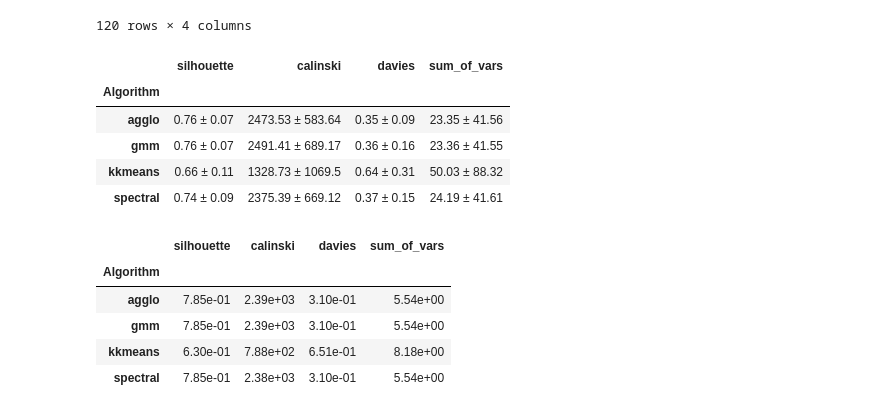
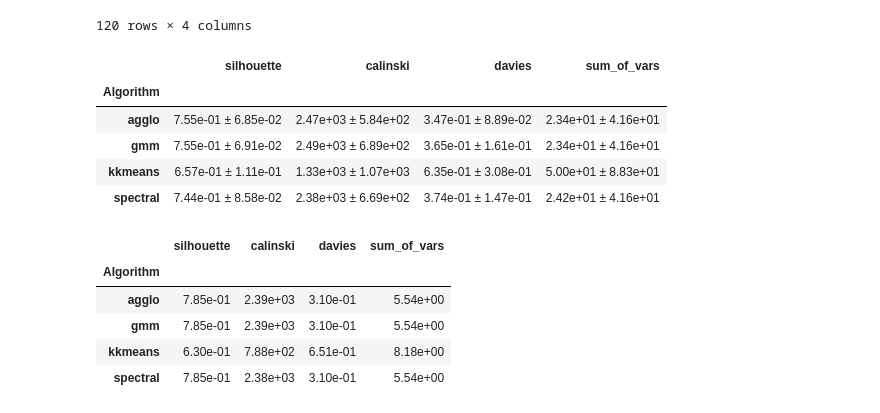
Before and after one commit to MLUX-University-of-Vienna/oster-bachelor-thesis, a Jupyter notebook: examples/kkmeans-evaluation.ipynb, the cells around one changed output. Drawn from its saved outputs; the diff is of its cells as text; code cells hidden in the pictures.

```diff
--- a/examples/kkmeans-evaluation.ipynb
+++ b/examples/kkmeans-evaluation.ipynb
@@ -253,17 +278,18 @@ df
 # %%
 means = df.groupby('Algorithm').mean()
 stds = df.groupby('Algorithm').std()
 
-df_combined = means.round(2).astype(str) + " ± " + stds.round(2).astype(str)
+df_combined = means.applymap(partial("{:.2e}".format)) + " ± " + stds.applymap(partial("{:.2e}".format))
+
 
 df_combined
 # %% [output]
 |  | silhouette | calinski | davies | sum_of_vars |
 | Algorithm |  |  |  |  |
-| agglo | 0.76 ± 0.07 | 2473.53 ± 583.64 | 0.35 ± 0.09 | 23.35 ± 41.56 |
-| gmm | 0.76 ± 0.07 | 2491.41 ± 689.17 | 0.36 ± 0.16 | 23.36 ± 41.55 |
-| kkmeans | 0.66 ± 0.11 | 1328.73 ± 1069.5 | 0.64 ± 0.31 | 50.03 ± 88.32 |
-| spectral | 0.74 ± 0.09 | 2375.39 ± 669.12 | 0.37 ± 0.15 | 24.19 ± 41.61 |
+| agglo | 7.55e-01 ± 6.85e-02 | 2.47e+03 ± 5.84e+02 | 3.47e-01 ± 8.89e-02 | 2.34e+01 ± 4.16e+01 |
+| gmm | 7.55e-01 ± 6.91e-02 | 2.49e+03 ± 6.89e+02 | 3.65e-01 ± 1.61e-01 | 2.34e+01 ± 4.16e+01 |
+| kkmeans | 6.57e-01 ± 1.11e-01 | 1.33e+03 ± 1.07e+03 | 6.35e-01 ± 3.08e-01 | 5.00e+01 ± 8.83e+01 |
+| spectral | 7.44e-01 ± 8.58e-02 | 2.38e+03 ± 6.69e+02 | 3.74e-01 ± 1.47e-01 | 2.42e+01 ± 4.16e+01 |
 # %%
 medians = df.groupby('Algorithm').median()
 medians.applymap(partial("{:.2e}".format))
```
Also changed, not shown: parts of 11 cells of this notebook.
